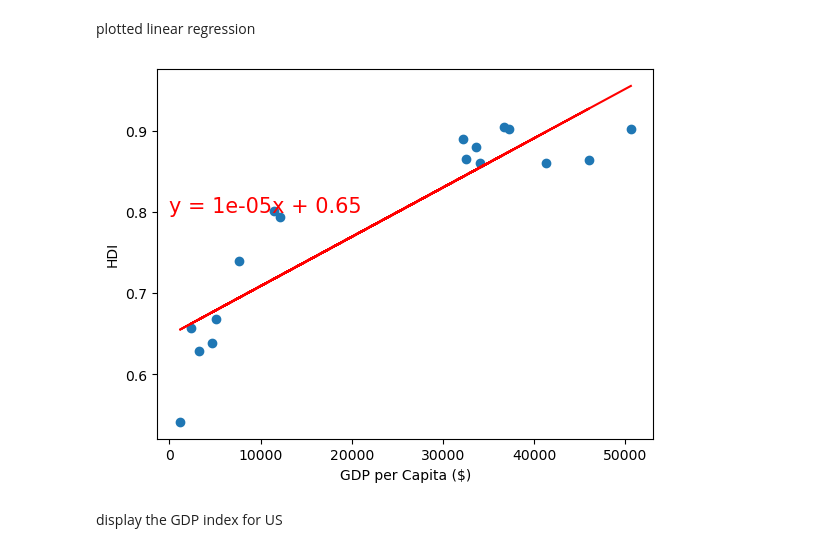
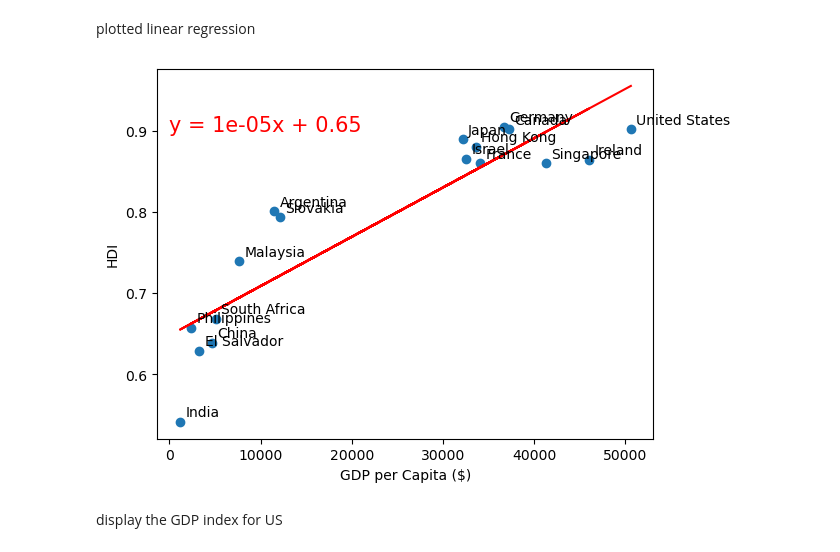
Before and after one commit to mcalabrese98/bootcamp-project1, a Jupyter notebook: project.ipynb, the cells around one changed output. Drawn from its saved outputs; the diff is of its cells as text; code cells hidden in the pictures.

Commit message:
Added plot point labels

```diff
--- a/project.ipynb
+++ b/project.ipynb
@@ -224,20 +224,28 @@ plotted linear regression
 # %%
 # Add the linear regression equation and line to plot
 x_values = average_by_country_df['GDP']
 y_values = average_by_country_df['HDI']
 
 # Ask about the slope value on this
 (slope, intercept, rvalue, pvalue, stderr) = linregress(x_values, y_values)
 regress_values = x_values * slope + intercept
 line_eq = "y = " + str(round(slope,5)) + "x + " + str(round(intercept,2))
 plt.scatter(x_values,y_values)
 plt.plot(x_values,regress_values,"r-")
-plt.annotate(line_eq,(5.8,0.8),fontsize=15,color="red")
+# Annotate each point with the country name
+# for i in range(len(average_by_country_df)):
+#     plt.text(x_values[i], y_values[i], average_by_country_df.index[i], fontsize=9, ha='left', va='bottom')  # Adjust fontsize and alignment as needed
+
+for xi, yi, text in zip(x_values, y_values, average_by_country_df.index):
+    plt.annotate(text,
+                xy=(xi, yi), xycoords='data',
+                xytext=(4, 4), textcoords='offset points')
+plt.annotate(line_eq,(5.8,0.9), fontsize=15,color="red")
 plt.xlabel('GDP per Capita ($)')
 plt.ylabel('HDI')
 plt.show()
 # %% [output]
-[figure, old version]
+[figure, new version]
 # %% [markdown]
 display the GDP index for US
 # %%
```
